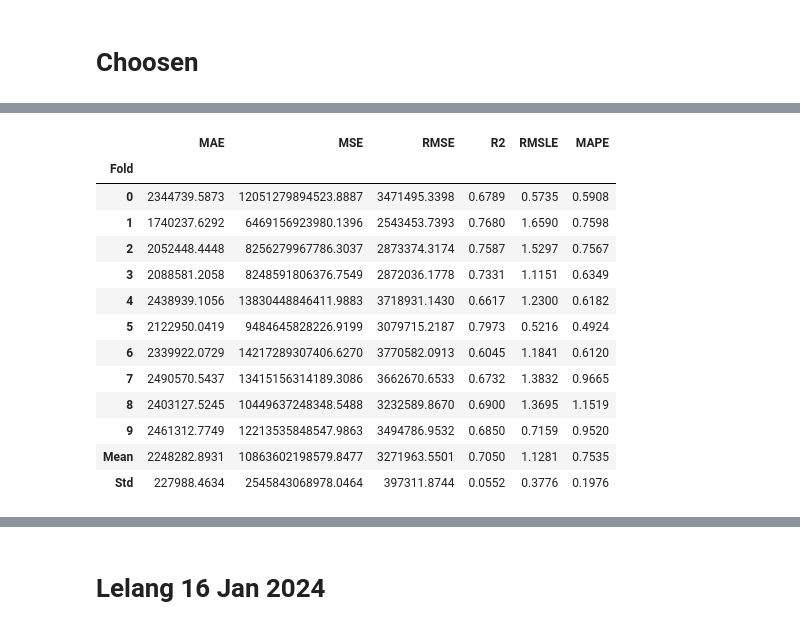
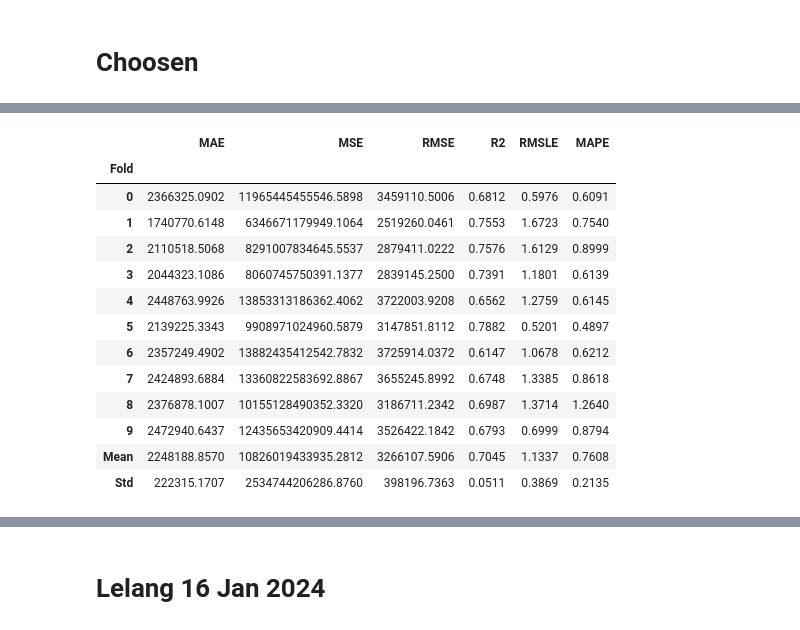
Before and after one commit to arifpras/ExpectedDemand, a Jupyter notebook: 20240121_podem01.ipynb, the cells around one changed output, grey strips where cells are left out. Saved outputs shown, nothing was run; the diff lists cells and outputs as text; code cells hidden in the pictures.

```diff
--- a/20240121_podem01.ipynb
+++ b/20240121_podem01.ipynb
@@ -856,21 +855,21 @@ plot_model(blended, plot = 'error')
 # %%
-stacked = stack_models(estimator_list=[lightgbm_modified, xgb_modified, et_boosted])
+stacked = stack_models(estimator_list=[lightgbm_modified, xgb_boosted, et_boosted])
 # %% [output]
 [interactive output not drawn]
 |  | MAE | MSE | RMSE | R2 | RMSLE | MAPE |
 | Fold |  |  |  |  |  |  |
-| 0 | 2344739.5873 | 12051279894523.8887 | 3471495.3398 | 0.6789 | 0.5735 | 0.5908 |
-| 1 | 1740237.6292 | 6469156923980.1396 | 2543453.7393 | 0.7680 | 1.6590 | 0.7598 |
-| 2 | 2052448.4448 | 8256279967786.3037 | 2873374.3174 | 0.7587 | 1.5297 | 0.7567 |
-| 3 | 2088581.2058 | 8248591806376.7549 | 2872036.1778 | 0.7331 | 1.1151 | 0.6349 |
-| 4 | 2438939.1056 | 13830448846411.9883 | 3718931.1430 | 0.6617 | 1.2300 | 0.6182 |
-| 5 | 2122950.0419 | 9484645828226.9199 | 3079715.2187 | 0.7973 | 0.5216 | 0.4924 |
-| 6 | 2339922.0729 | 14217289307406.6270 | 3770582.0913 | 0.6045 | 1.1841 | 0.6120 |
-| 7 | 2490570.5437 | 13415156314189.3086 | 3662670.6533 | 0.6732 | 1.3832 | 0.9665 |
-| 8 | 2403127.5245 | 10449637248348.5488 | 3232589.8670 | 0.6900 | 1.3695 | 1.1519 |
-| 9 | 2461312.7749 | 12213535848547.9863 | 3494786.9532 | 0.6850 | 0.7159 | 0.9520 |
-| Mean | 2248282.8931 | 10863602198579.8477 | 3271963.5501 | 0.7050 | 1.1281 | 0.7535 |
-| Std | 227988.4634 | 2545843068978.0464 | 397311.8744 | 0.0552 | 0.3776 | 0.1976 |
+| 0 | 2366325.0902 | 11965445455546.5898 | 3459110.5006 | 0.6812 | 0.5976 | 0.6091 |
+| 1 | 1740770.6148 | 6346671179949.1064 | 2519260.0461 | 0.7553 | 1.6723 | 0.7540 |
+| 2 | 2110518.5068 | 8291007834645.5537 | 2879411.0222 | 0.7576 | 1.6129 | 0.8999 |
+| 3 | 2044323.1086 | 8060745750391.1377 | 2839145.2500 | 0.7391 | 1.1801 | 0.6139 |
+| 4 | 2448763.9926 | 13853313186362.4062 | 3722003.9208 | 0.6562 | 1.2759 | 0.6145 |
+| 5 | 2139225.3343 | 9908971024960.5879 | 3147851.8112 | 0.7882 | 0.5201 | 0.4897 |
+| 6 | 2357249.4902 | 13882435412542.7832 | 3725914.0372 | 0.6147 | 1.0678 | 0.6212 |
+| 7 | 2424893.6884 | 13360822583692.8867 | 3655245.8992 | 0.6748 | 1.3385 | 0.8618 |
+| 8 | 2376878.1007 | 10155128490352.3320 | 3186711.2342 | 0.6987 | 1.3714 | 1.2640 |
+| 9 | 2472940.6437 | 12435653420909.4414 | 3526422.1842 | 0.6793 | 0.6999 | 0.8794 |
+| Mean | 2248188.8570 | 10826019433935.2812 | 3266107.5906 | 0.7045 | 1.1337 | 0.7608 |
+| Std | 222315.1707 | 2534744206286.8760 | 398196.7363 | 0.0511 | 0.3869 | 0.2135 |
 [interactive output not drawn]
 # %%
 predict_model(stacked);
```
Also changed, not shown: parts of 57 cells of this notebook.
